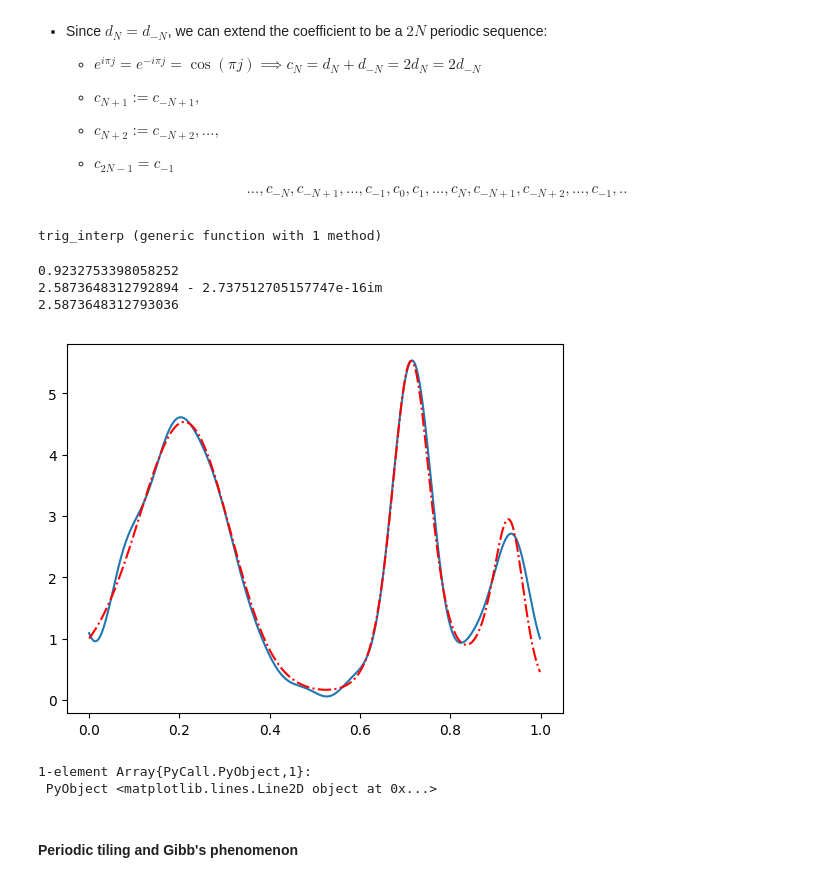
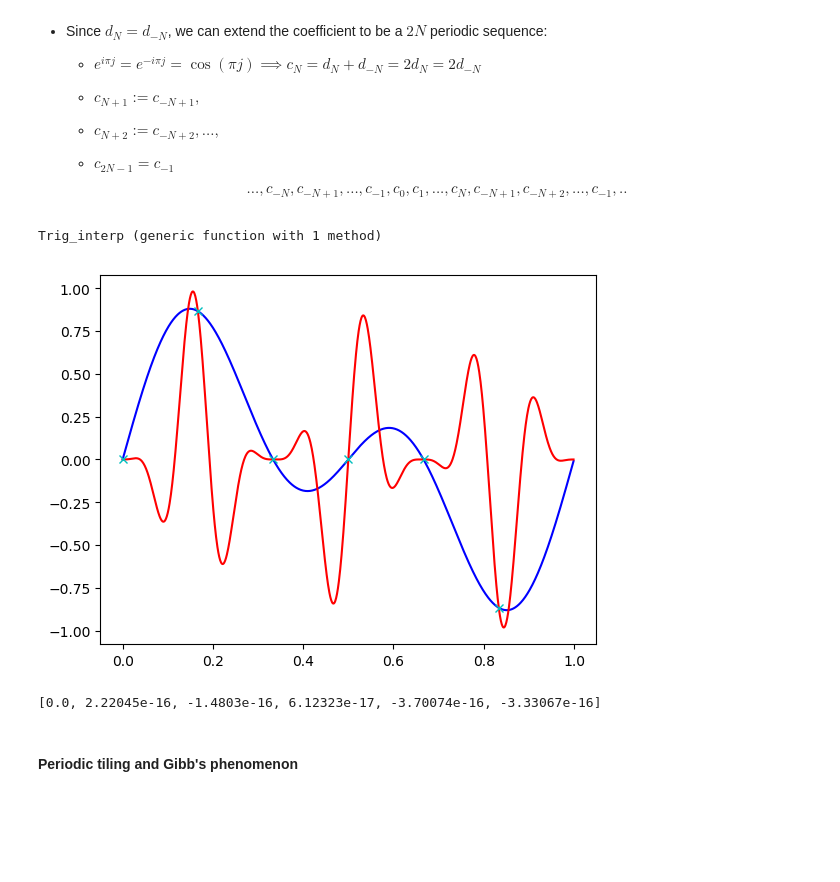
Before and after one commit to yhrtsai/M348-Fall-2017, a Jupyter notebook: Interpolation.ipynb, the cells around one changed output. Drawn from its saved outputs; the diff is of its cells as text; code cells hidden in the pictures; blank space fills up the shorter version.

```diff
--- a/Interpolation.ipynb
+++ b/Interpolation.ipynb
@@ -758,8 +758,7 @@ Logic behind this:
 
     $$ ...,c_{-N}, c_{-N+1},..., c_{-1}, c_0, c_1, ..., c_N, c_{-N+1}, c_{-N+2},...,c_{-1},.. $$
 # %%
-#assume that f(x+1)=f(x), and 0<=x<1
-function trig_interp(f, x)
+function Trig_interp(f, x)
 
     fhat=fft(f)
     M=size(fhat,1)
@@ -768,59 +767,40 @@ function trig_interp(f, x)
 
     fhat=fftshift(fhat)
 
-    f_interp=0.0+0.0im
+    f_interp=zeros(Complex{Float64},length(x))
 
     for k=1:M
-        f_interp+= exp(2π*im*(k-1-N)*x)*fhat[k]
+        f_interp+= exp.(2π*im*(k-1-N)*x)*fhat[k]
     end
 
-    f_interp-= 0.5*exp(im*(-N)*x)*fhat[1]
-
-    f_interp-= 0.5*exp(im*(N-1)*x)*fhat[M]
-
-
-    f_interp/M
+    f_interp./M
 end
 # %% [output]
-trig_interp (generic function with 1 method)
+Trig_interp (generic function with 1 method)
-# %%
-x=0.0:1/103:1.0-1/103;
-
-
-f=3cos.(2π*38*x);
-
-x0=x[76] +0.19512 #0.97161041
-println(x0)
-println(trig_interp(f, x0))
-println(3cos(2π*38*x0))
-# %% [output]
-0.9232753398058252
-2.5873648312792894 - 2.737512705157747e-16im
-2.5873648312793036
 # %%
 using PyPlot
 
-f(x) = exp.(sin.(10x)+ sin.((4x).^2))
+f(x) = cos(13π*x).*sin(3π*x).^3 #(sin.(2π*x)+ sin.((2π*x).^2))
 
 
 #generate data to interpolate
-N=18
+N=6
 x=linspace(0,1-1/N,N)
 y=f.(x)
 
 z=linspace(0,1-1/1000,1000)
-f_int=zeros(length(z))
 
-for i=1:length(z)
-   f_int[i]=real(trig_interp(y, z[i]))
-end
+f_values=Trig_interp(y, z)
 
-plot(z, f_int)
-plot(z, f.(z), "r-.")
+plot(z, f_values, "b-")
+plot(z, f.(z), "r-")
+plot(x, f.(x), "cx")
+
+
+println( real(f.(x)-Trig_interp(y,x)) )
 # %% [output]
-[figure, old version]
+[figure, new version]
-1-element Array{PyCall.PyObject,1}:
- PyObject <matplotlib.lines.Line2D object at 0x...>
+[0.0, 2.22045e-16, -1.4803e-16, 6.12323e-17, -3.70074e-16, -3.33067e-16]
 # %% [markdown]
 #### Periodic tiling and Gibb's phenomenon
 # %%
```
Also changed, not shown: parts of 4 cells of this notebook.
